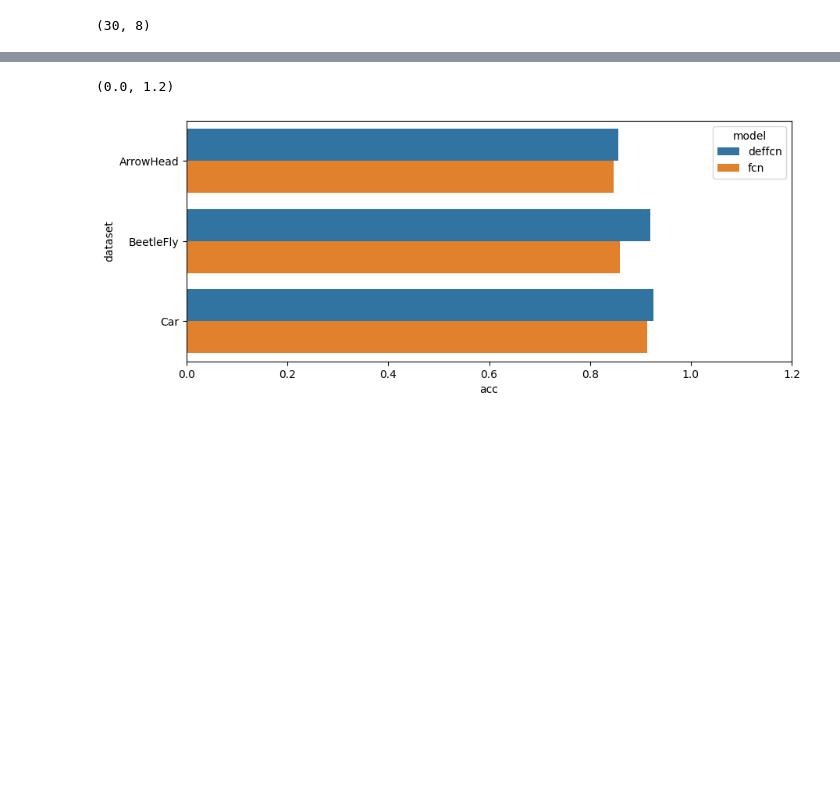
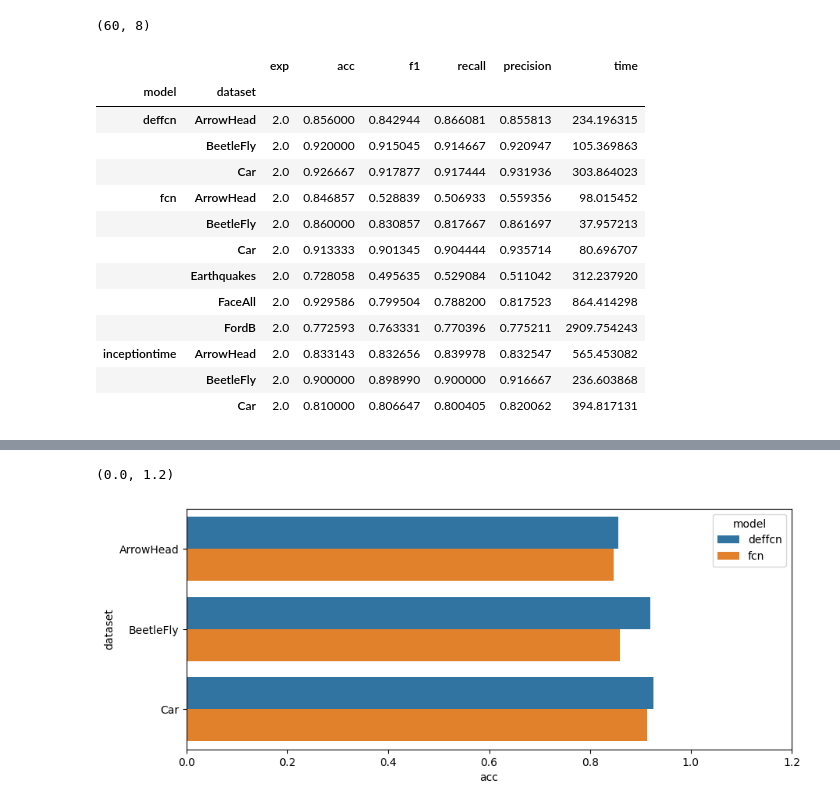
Before and after one commit to jose-gilberto/defconv_time_series, a Jupyter notebook: notebooks/subsets_results.ipynb, the cells around one changed output, grey strips where cells are left out. Cells and saved outputs as stored; diff of their text form; code cells hidden in the pictures; blank space fills up the shorter version.

```diff
--- a/notebooks/subsets_results.ipynb
+++ b/notebooks/subsets_results.ipynb
@@ -6,11 +6,30 @@ import matplotlib.pyplot as plt
 # %%
 fcn_subset = pd.read_csv('../results/fcn_subset.csv')
 deformable_fcn_subset = pd.read_csv('../results/deformable_fcn_subset.csv')
+inception_subset = pd.read_csv('../results/inceptiontime_subset.csv')
 
-subset_results = pd.concat([fcn_subset, deformable_fcn_subset])
+subset_results = pd.concat([fcn_subset, deformable_fcn_subset, inception_subset])
 subset_results.shape
 # %% [output]
-(30, 8)
+(60, 8)
+# %%
+grouped_subset_results = subset_results.groupby(['model', 'dataset']).mean()
+grouped_subset_results
+# %% [output]
+|  |  | exp | acc | f1 | recall | precision | time |
+| model | dataset |  |  |  |  |  |  |
+| deffcn | ArrowHead | 2.0 | 0.856000 | 0.842944 | 0.866081 | 0.855813 | 234.196315 |
+|  | BeetleFly | 2.0 | 0.920000 | 0.915045 | 0.914667 | 0.920947 | 105.369863 |
+|  | Car | 2.0 | 0.926667 | 0.917877 | 0.917444 | 0.931936 | 303.864023 |
+| fcn | ArrowHead | 2.0 | 0.846857 | 0.528839 | 0.506933 | 0.559356 | 98.015452 |
+|  | BeetleFly | 2.0 | 0.860000 | 0.830857 | 0.817667 | 0.861697 | 37.957213 |
+|  | Car | 2.0 | 0.913333 | 0.901345 | 0.904444 | 0.935714 | 80.696707 |
+|  | Earthquakes | 2.0 | 0.728058 | 0.495635 | 0.529084 | 0.511042 | 312.237920 |
+|  | FaceAll | 2.0 | 0.929586 | 0.799504 | 0.788200 | 0.817523 | 864.414298 |
+|  | FordB | 2.0 | 0.772593 | 0.763331 | 0.770396 | 0.775211 | 2909.754243 |
+| inceptiontime | ArrowHead | 2.0 | 0.833143 | 0.832656 | 0.839978 | 0.832547 | 565.453082 |
+|  | BeetleFly | 2.0 | 0.900000 | 0.898990 | 0.900000 | 0.916667 | 236.603868 |
+|  | Car | 2.0 | 0.810000 | 0.806647 | 0.800405 | 0.820062 | 394.817131 |
 # %%
 plt.figure(figsize=(10, 4))
 sns.barplot(data=grouped_subset_results, x='f1', y='dataset', hue='model')
```
Also changed, not shown: parts of 2 cells of this notebook, 11 other files.
